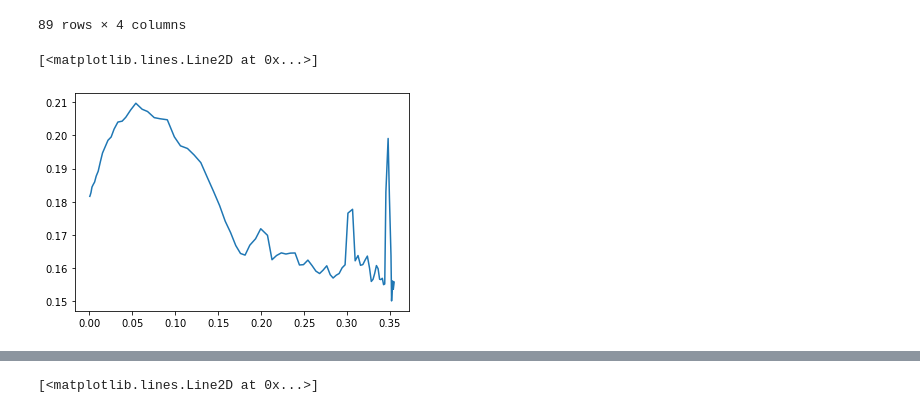
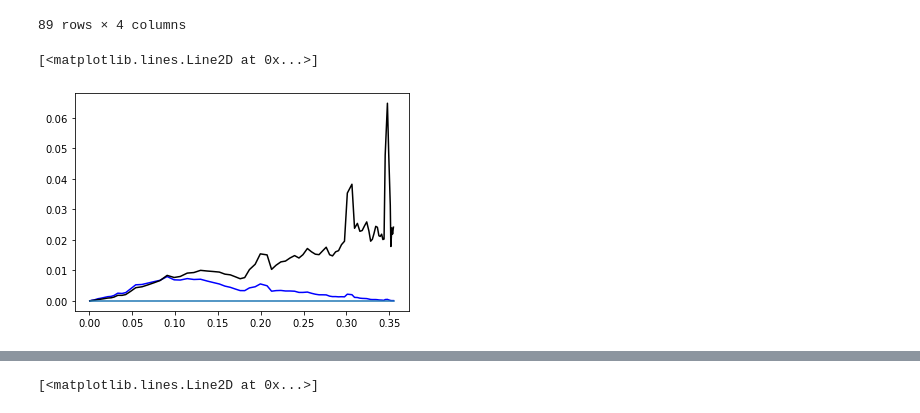
Before and after one commit to Vendetta0462/ProyectoDoubleCone, a Jupyter notebook: Code/Proyecto_Doble_Cono.ipynb, the cells around one changed output, grey strips where cells are left out. Cells and saved outputs as stored; diff of their text form; code cells hidden in the pictures.

```diff
--- a/Code/Proyecto_Doble_Cono.ipynb
+++ b/Code/Proyecto_Doble_Cono.ipynb
@@ -88,16 +106,20 @@ data
 # %%
 #Mechanical energy conservation
 U = m*cte.g0*data.y
 Kt = 0.5*m*data.v**2
 
 def r(x):
     r = R.value - np.tan(the)*np.tan(psi)*x
     return r
 
 Kr = 0.5*I*(data.v/r(data.x))**2
 
 Em = U+Kt+Kr
-plt.plot(data.x,Em)
+# plt.plot(data.x,Em)
+# plt.plot(data.x,U, "r")
+plt.plot(data.x,Kt, "b")
+plt.plot(data.x,Kr, "k")
+plt.plot(data.x, np.full(len(data.x),0))
 # %% [output]
 [<matplotlib.lines.Line2D at 0x...>]
-[figure, old version]
+[figure, new version]
```
Also changed, not shown: parts of 5 cells of this notebook, 9 other files.
